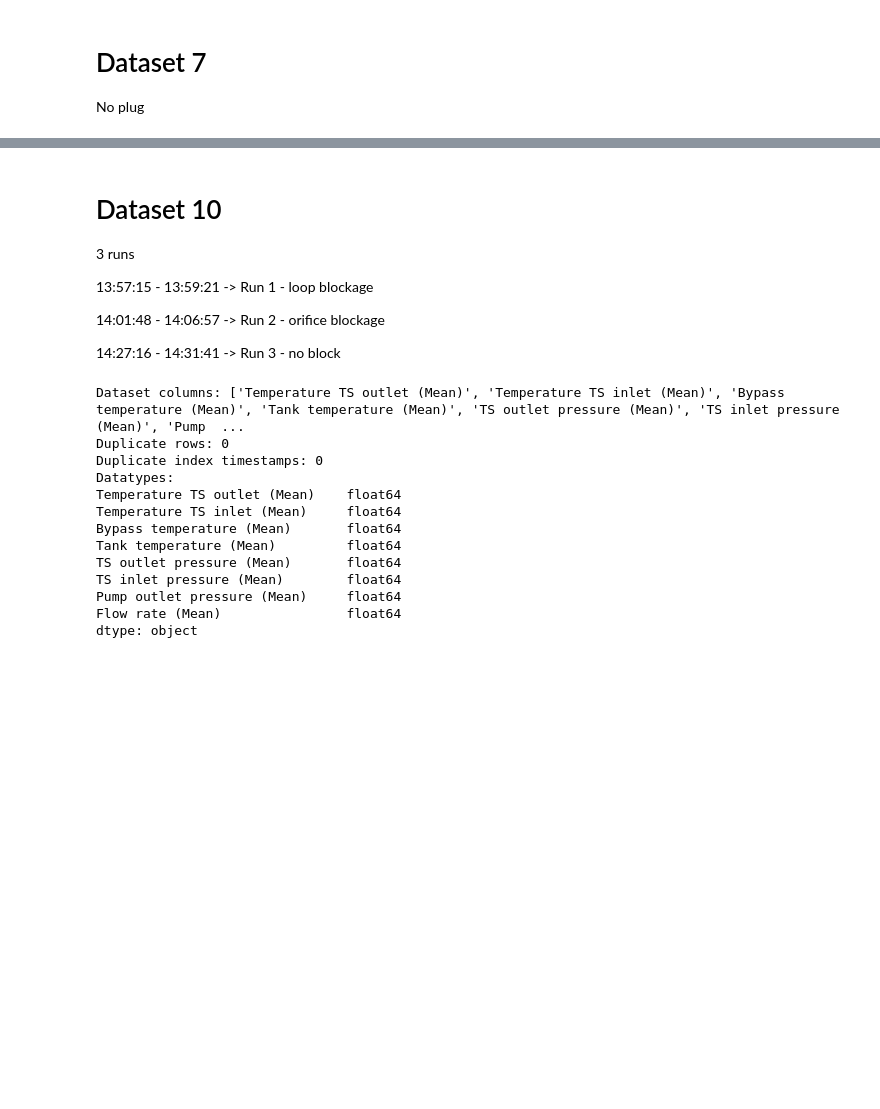
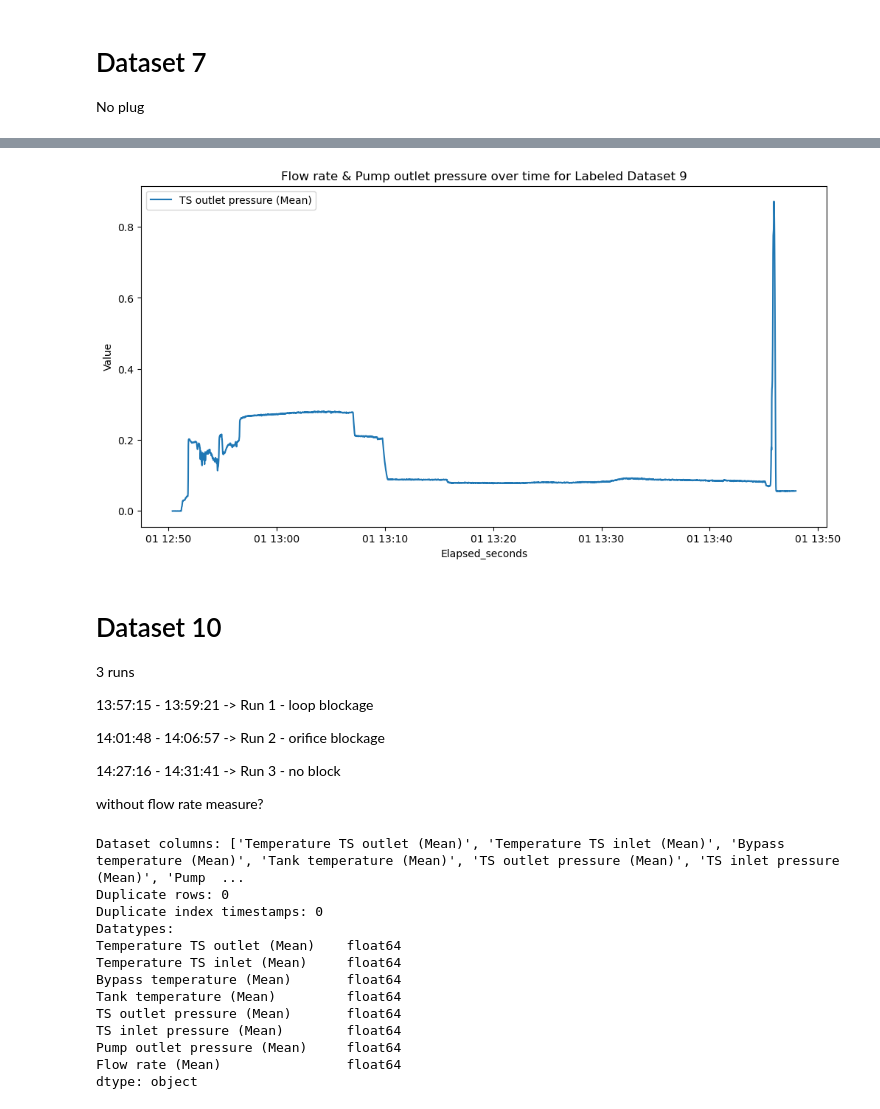
Before and after one commit to KaroGil/master_plug_prediction, a Jupyter notebook: notebooks/label_data.ipynb, the cells around one changed output, grey strips where cells are left out. Cells and saved outputs as stored; diff of their text form; code cells hidden in the pictures; blank space fills up the shorter version.

```diff
--- a/notebooks/label_data.ipynb
+++ b/notebooks/label_data.ipynb
@@ -496,3 +502,7 @@ dv.visualize_plug_event(dataset9, plug_column="Plug_future", name="Labled Datase
+# %%
+dv.visualize_key_column(dataset9, key="TS outlet pressure (Mean)", name="Labeled Dataset 9")
+# %% [output]
+[figure, added]
 # %% [markdown]
 # Dataset 10
 3 runs
@@ -502,6 +512,8 @@ dv.visualize_plug_event(dataset9, plug_column="Plug_future", name="Labled Datase
 14:01:48 - 14:06:57 -> Run 2 - orifice blockage
 
 14:27:16 - 14:31:41 -> Run 3 - no block
+
+without flow rate measure?
 # %%
 show_info(dataset10)
 # %% [output]
```
Also changed, not shown: parts of 87 cells of this notebook, 40 other files.
